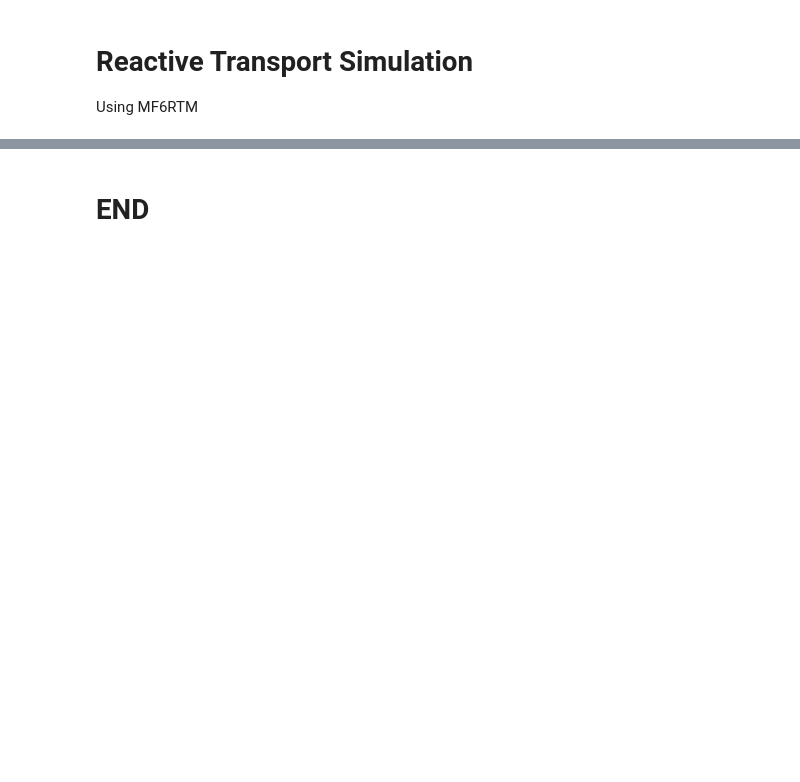
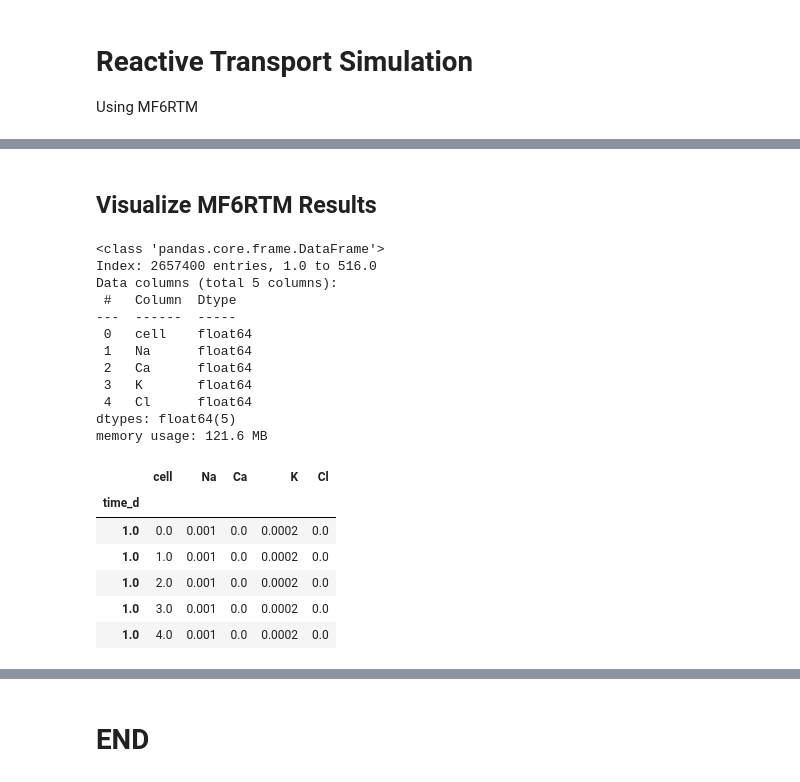
Before and after one commit to LimnoTech/mf6rtm-asr-example, a Jupyter notebook: sims/sim01-ex11/ex11_setup.ipynb, the cells around one changed output, grey strips where cells are left out. Cells and saved outputs as stored; diff of their text form; code cells hidden in the pictures; blank space fills up the shorter version.

```diff
--- a/sims/sim01-ex11/ex11_setup.ipynb
+++ b/sims/sim01-ex11/ex11_setup.ipynb
@@ -1537,0 +1456,31 @@ WARNING: Trying smaller step size, pe step size 10, 5 ...
+# %% [markdown]
+## Visualize MF6RTM Results
+# %%
+sout_df = pd.read_csv(
+    sim_ws / 'sout.csv',
+    sep = ',',
+    skipinitialspace=True,
+    index_col=[0],
+)
+sout_df.info()
+sout_df.head()
+# %% [output]
+<class 'pandas.core.frame.DataFrame'>
+Index: 2657400 entries, 1.0 to 516.0
+Data columns (total 5 columns):
+ #   Column  Dtype
+---  ------  -----
+ 0   cell    float64
+ 1   Na      float64
+ 2   Ca      float64
+ 3   K       float64
+ 4   Cl      float64
+dtypes: float64(5)
+memory usage: 121.6 MB
+|  | cell | Na | Ca | K | Cl |
+| time_d |  |  |  |  |  |
+| 1.0 | 0.0 | 0.001 | 0.0 | 0.0002 | 0.0 |
+| 1.0 | 1.0 | 0.001 | 0.0 | 0.0002 | 0.0 |
+| 1.0 | 2.0 | 0.001 | 0.0 | 0.0002 | 0.0 |
+| 1.0 | 3.0 | 0.001 | 0.0 | 0.0002 | 0.0 |
+| 1.0 | 4.0 | 0.001 | 0.0 | 0.0002 | 0.0 |
```
Also changed, not shown: parts of 47 cells of this notebook, 2 other files.
